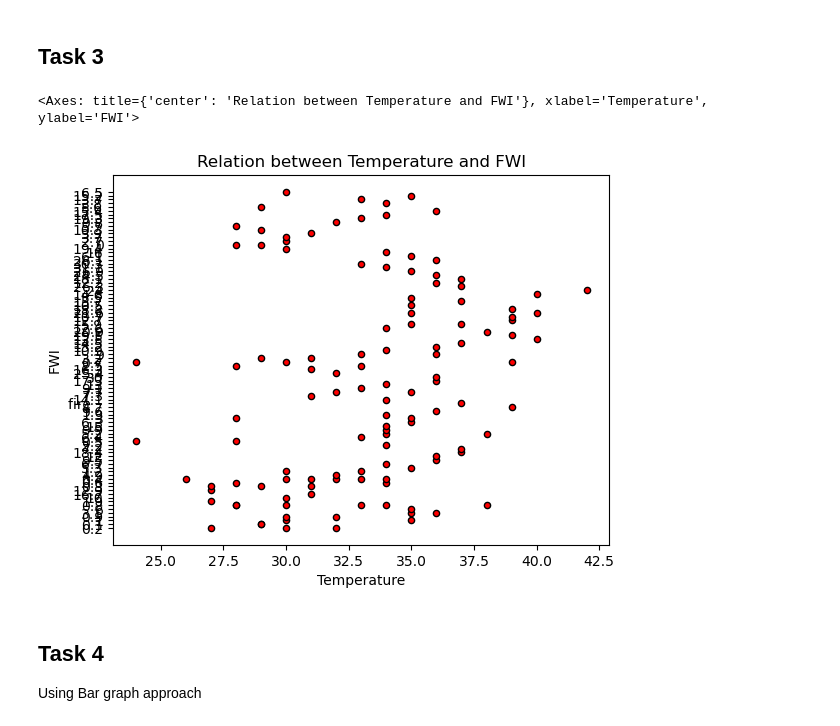
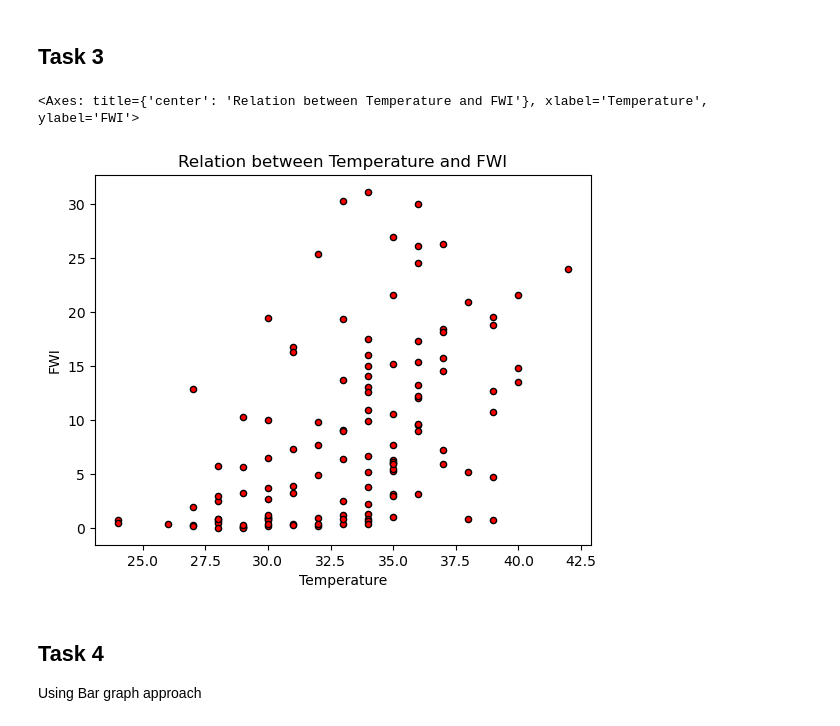
Before and after one commit to Jairik/Data-Visualization-Machine-Learning, a Jupyter notebook: Basic Datasets & Visualization/Basic_Datasets.ipynb, the cells around one changed output. Saved outputs shown, nothing was run; the diff lists cells and outputs as text; code cells hidden in the pictures.

```diff
--- a/Basic Datasets & Visualization/Basic_Datasets.ipynb
+++ b/Basic Datasets & Visualization/Basic_Datasets.ipynb
@@ -36,7 +36,7 @@ max     30.200000
 Unique Values of Wind Speed:  [18 13 22 16 14 15 12 19 21 20 17 26 11]
 Sample Count:  122
 # %%
-s_df = pd.read_csv("Sidi-Bel_Abbes_Region.csv")  # Sidi-Bel Abbes Region Update
+s_df = pd.read_csv("Sidi-Bel_Abbes_Region.csv", on_bad_lines='skip')  # Sidi-Bel Abbes Region
 # Display the Sidi-Bel Abbes Region Dataset Info & Statistics
 print(s_df.info())
 print(s_df.describe())
@@ -55,10 +71,11 @@ b_df.plot.line(x='Date', y='Temperature', title='Temperature over Time', ylabel=
 # %% [markdown]
 ## Task 3
 # %%
-s_df.plot.scatter(x='Temperature', y='FWI', title='Relation between Temperature and FWI', color='red', edgecolor='k')
+s_df.plot.scatter(x='Temperature', y='FWI', title='Relation between Temperature and FWI',
+                  color='red', edgecolor='k')
 # %% [output]
 <Axes: title={'center': 'Relation between Temperature and FWI'}, xlabel='Temperature', ylabel='FWI'>
-[figure, old version]
+[figure, new version]
 # %% [markdown]
 ## Task 4
 Using Bar graph approach
```
Also changed, not shown: parts of 13 cells of this notebook, 2 other files.
